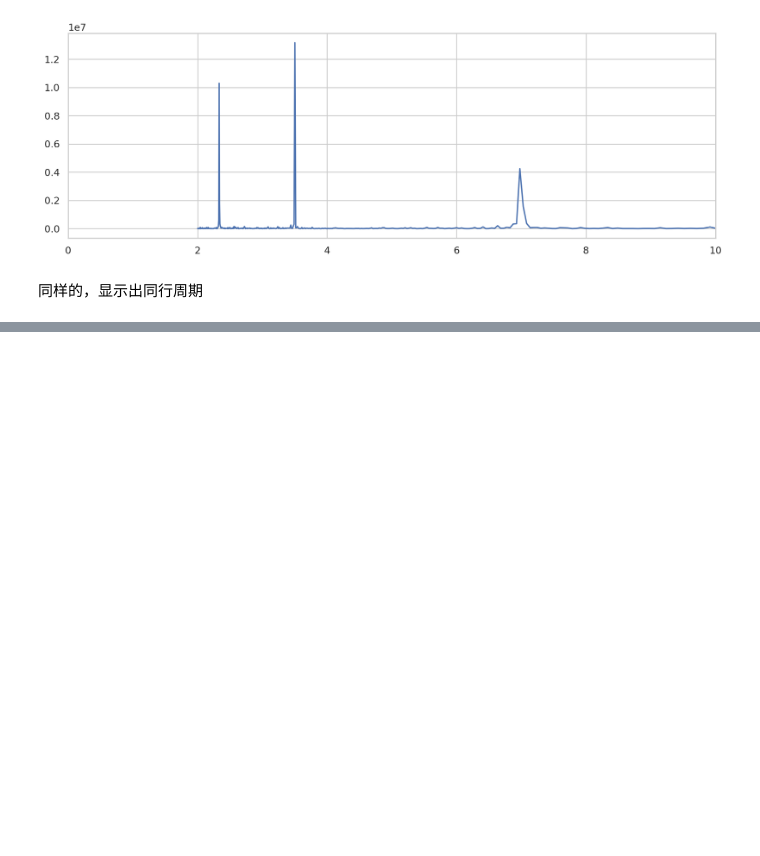
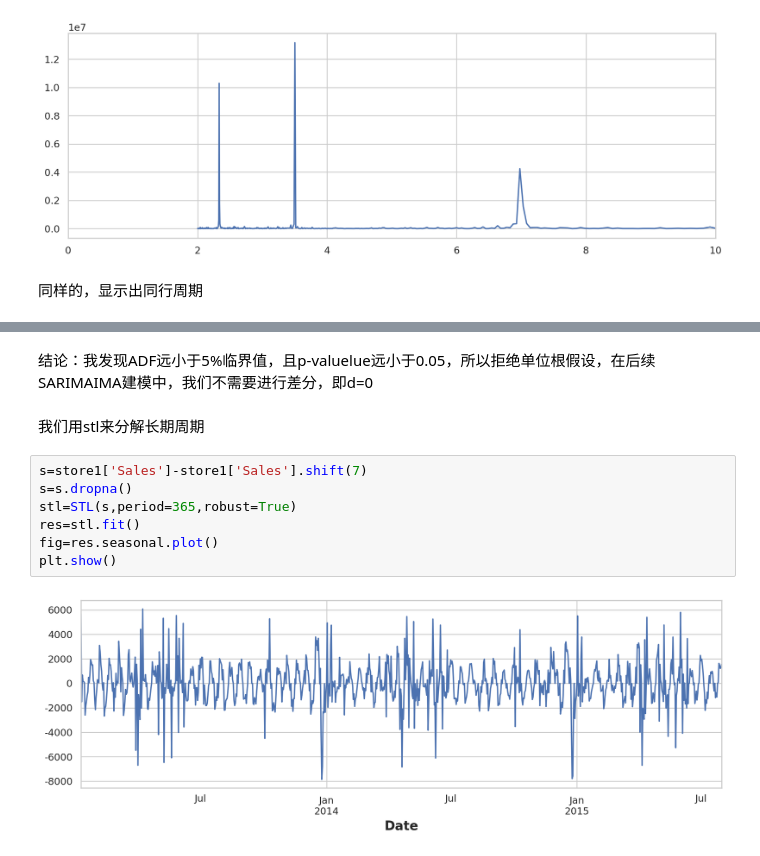
Before and after one commit to yjcyjjc/Rossmann-store-sale, a Jupyter notebook: EDA-FOR-STORE1.ipynb, the cells around one changed output, grey strips where cells are left out. Cells and saved outputs as stored; diff of their text form; blank space fills up the shorter version.

```diff
--- a/EDA-FOR-STORE1.ipynb
+++ b/EDA-FOR-STORE1.ipynb
@@ -149,0 +181,13 @@ plt.xlim(0,10)
+# %% [markdown]
+结论：我发现ADF远小于5%临界值，且p-valuelue远小于0.05，所以拒绝单位根假设，在后续SARIMAIMA建模中，我们不需要进行差分，即d=0
+# %% [markdown]
+我们用stl来分解长期周期
+# %%
+s=store1['Sales']-store1['Sales'].shift(7)
+s=s.dropna()
+stl=STL(s,period=365,robust=True)
+res=stl.fit()
+fig=res.seasonal.plot()
+plt.show()
+# %% [output]
+[figure, added]
```
Also changed, not shown: parts of 24 cells of this notebook.
